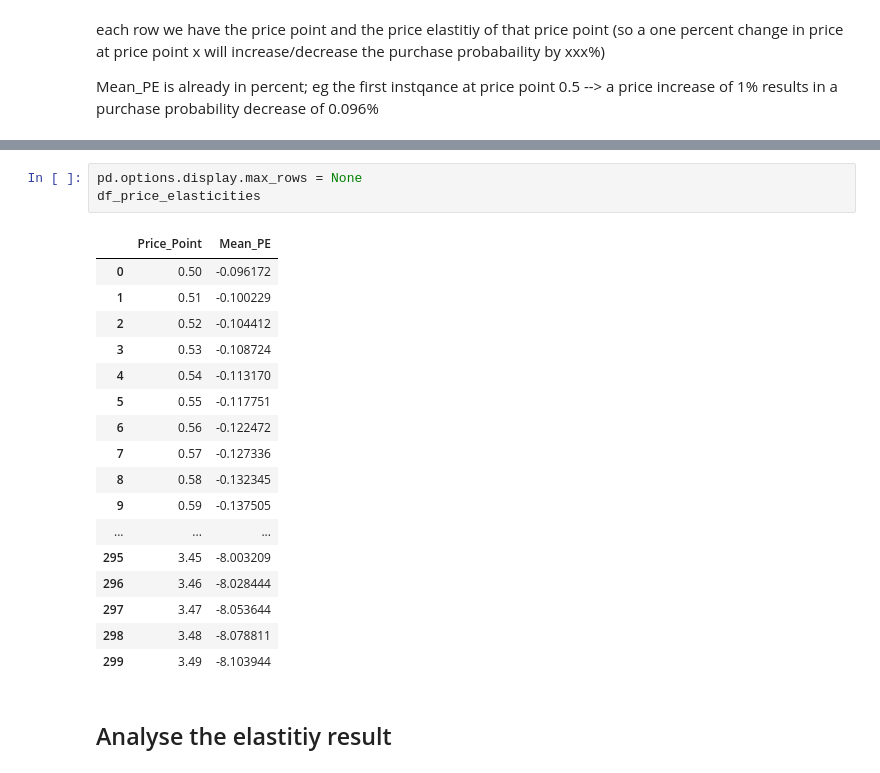
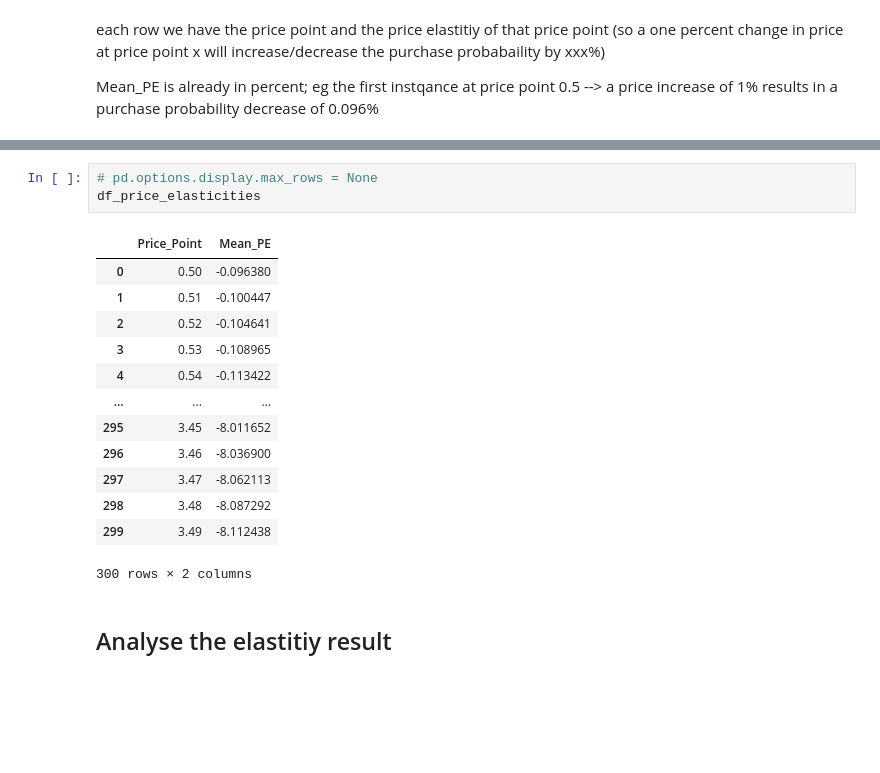
Before and after one commit to AngeloBarisano/customer_analysis_course, a Jupyter notebook: notebooks/Customer_analytics_predictive_analysis.ipynb, the cells around one changed output, grey strips where cells are left out. Cells and saved outputs as stored; diff of their text form; blank space fills up the shorter version.

```diff
--- a/notebooks/Customer_analytics_predictive_analysis.ipynb
+++ b/notebooks/Customer_analytics_predictive_analysis.ipynb
@@ -240,25 +240,21 @@ df_price_elasticities
 300 rows × 2 columns
 # %%
-pd.options.display.max_rows = None
+# pd.options.display.max_rows = None
 df_price_elasticities
 # %% [output]
 |  | Price_Point | Mean_PE |
-| 0 | 0.50 | -0.096172 |
-| 1 | 0.51 | -0.100229 |
-| 2 | 0.52 | -0.104412 |
-| 3 | 0.53 | -0.108724 |
-| 4 | 0.54 | -0.113170 |
-| 5 | 0.55 | -0.117751 |
-| 6 | 0.56 | -0.122472 |
-| 7 | 0.57 | -0.127336 |
-| 8 | 0.58 | -0.132345 |
-| 9 | 0.59 | -0.137505 |
+| 0 | 0.50 | -0.096380 |
+| 1 | 0.51 | -0.100447 |
+| 2 | 0.52 | -0.104641 |
+| 3 | 0.53 | -0.108965 |
+| 4 | 0.54 | -0.113422 |
 | ... | ... | ... |
-| 295 | 3.45 | -8.003209 |
-| 296 | 3.46 | -8.028444 |
-| 297 | 3.47 | -8.053644 |
-| 298 | 3.48 | -8.078811 |
-| 299 | 3.49 | -8.103944 |
+| 295 | 3.45 | -8.011652 |
+| 296 | 3.46 | -8.036900 |
+| 297 | 3.47 | -8.062113 |
+| 298 | 3.48 | -8.087292 |
+| 299 | 3.49 | -8.112438 |
+300 rows × 2 columns
 # %% [markdown]
 ## Analyse the elastitiy result
 # %%
```
Also changed, not shown: parts of 58 cells of this notebook, 1 other file.
